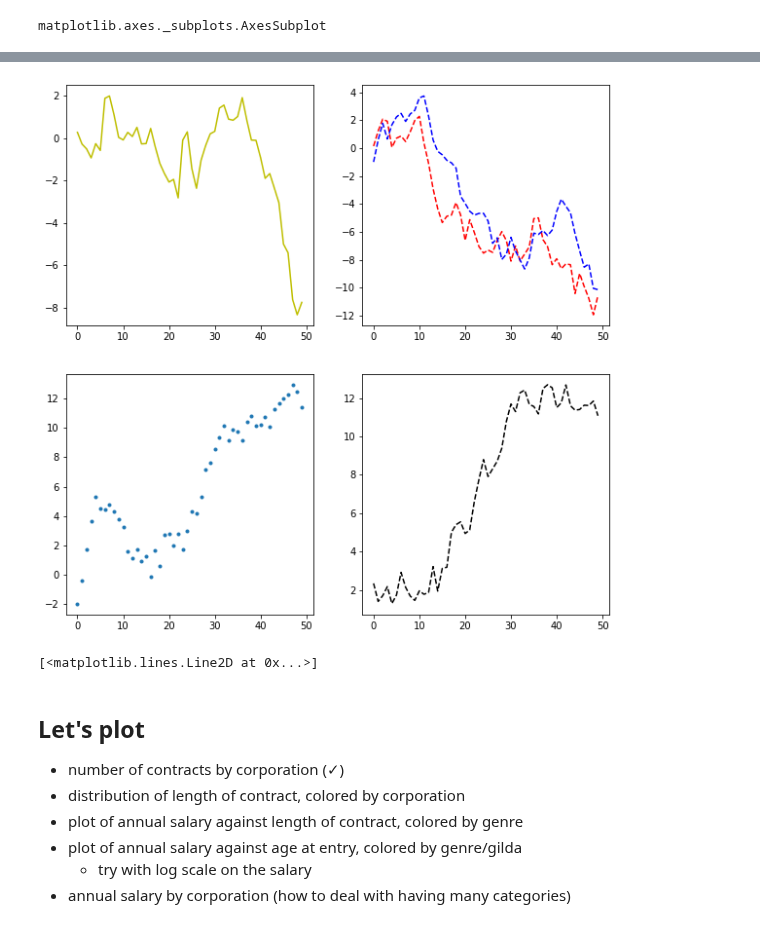
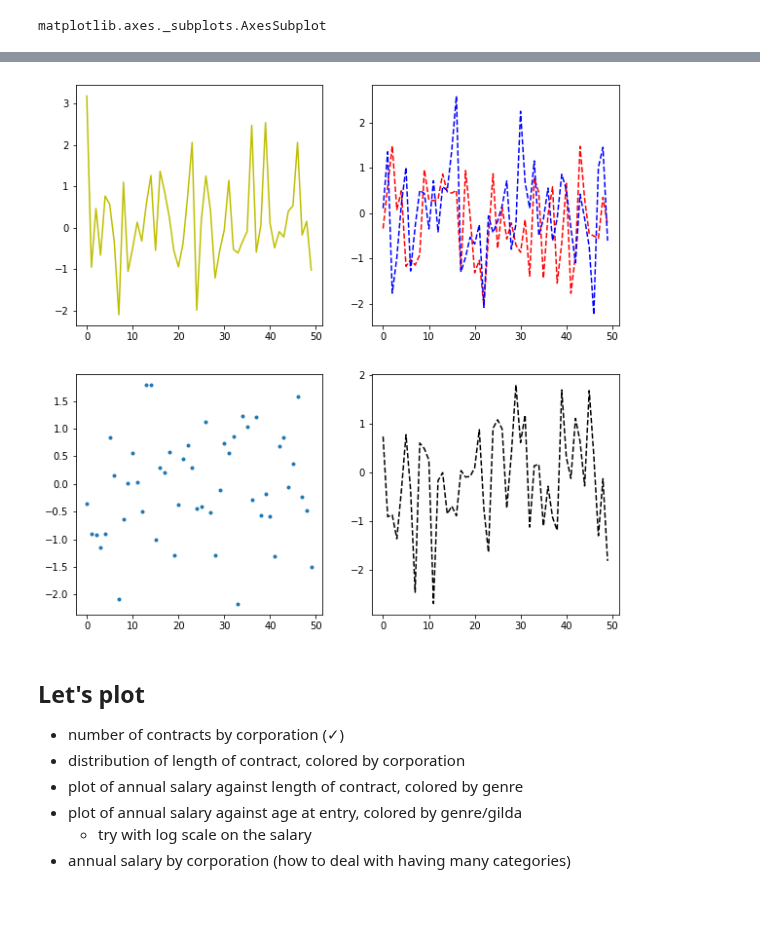
Before and after one commit to mromanello/ADA-DHOxSS, a Jupyter notebook: notebooks/4.2 Visualize.ipynb, the cells around one changed output, grey strips where cells are left out. Saved outputs shown, nothing was run; the diff lists cells and outputs as text; code cells hidden in the pictures.

```diff
--- a/notebooks/4.2 Visualize.ipynb
+++ b/notebooks/4.2 Visualize.ipynb
@@ -91,17 +73,13 @@ plt.plot?
 # %%
 fig, axes = plt.subplots(nrows=2, ncols=2)
-axes[0,1].plot(np.random.randn(50).cumsum(), 'r--')
-axes[0,1].plot(np.random.randn(50).cumsum(), 'b--')
-axes[1,1].plot(np.random.randn(50).cumsum(), 'k--')
-axes[1,0].plot(np.random.randn(50).cumsum(), '.')
-axes[0,0].plot(np.random.randn(50).cumsum(), 'y-')
+axes[0,1].plot(np.random.randn(50), 'r--')
+axes[0,1].plot(np.random.randn(50), 'b--')
+axes[1,1].plot(np.random.randn(50), 'k--')
+axes[1,0].plot(np.random.randn(50), '.')
+axes[0,0].plot(np.random.randn(50), 'y-')
 fig.set_size_inches(10, 10)
 # %% [output]
-[figure, old version]
+[figure, new version]
-# %%
-axes[0,1].plot(np.random.randn(50).cumsum(), 'k--')
-# %% [output]
-[<matplotlib.lines.Line2D at 0x...>]
 # %% [markdown]
 ## Let's plot
 
```
Also changed, not shown: parts of 29 cells of this notebook.
